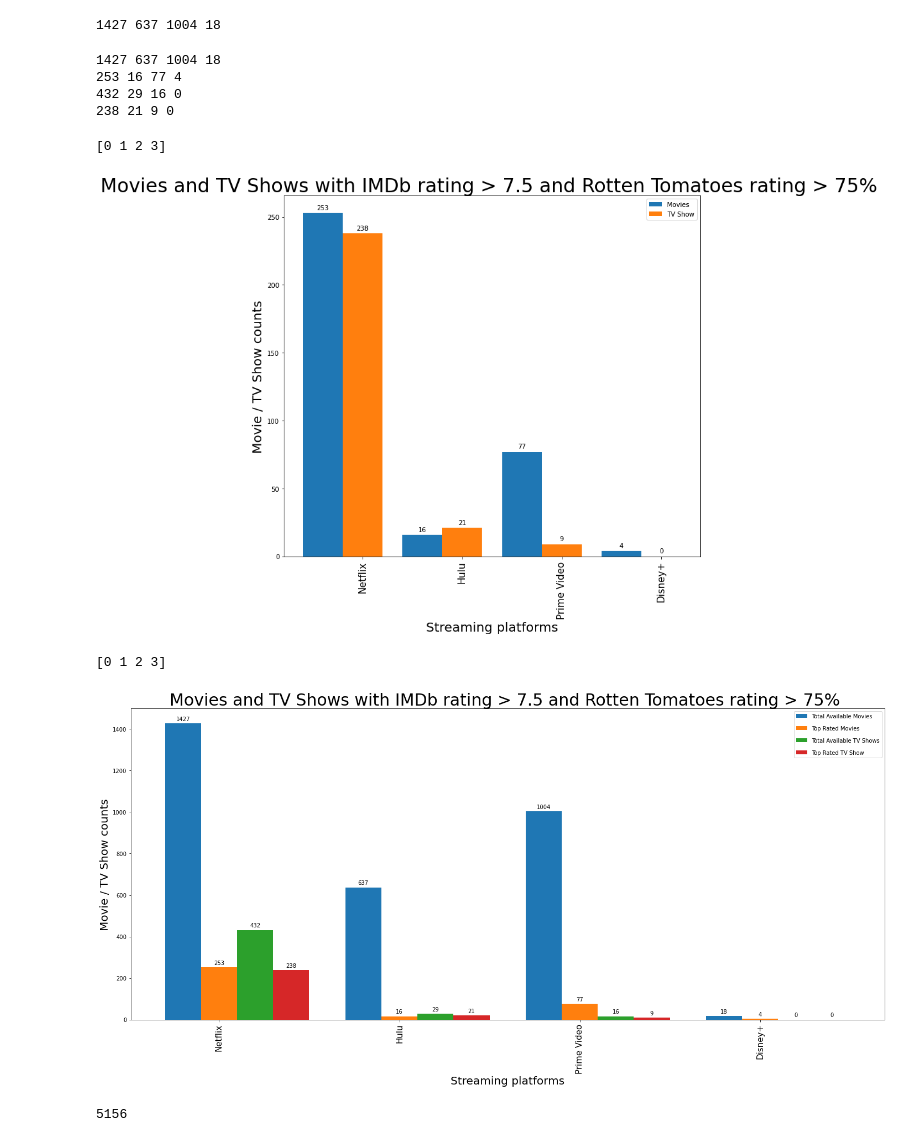
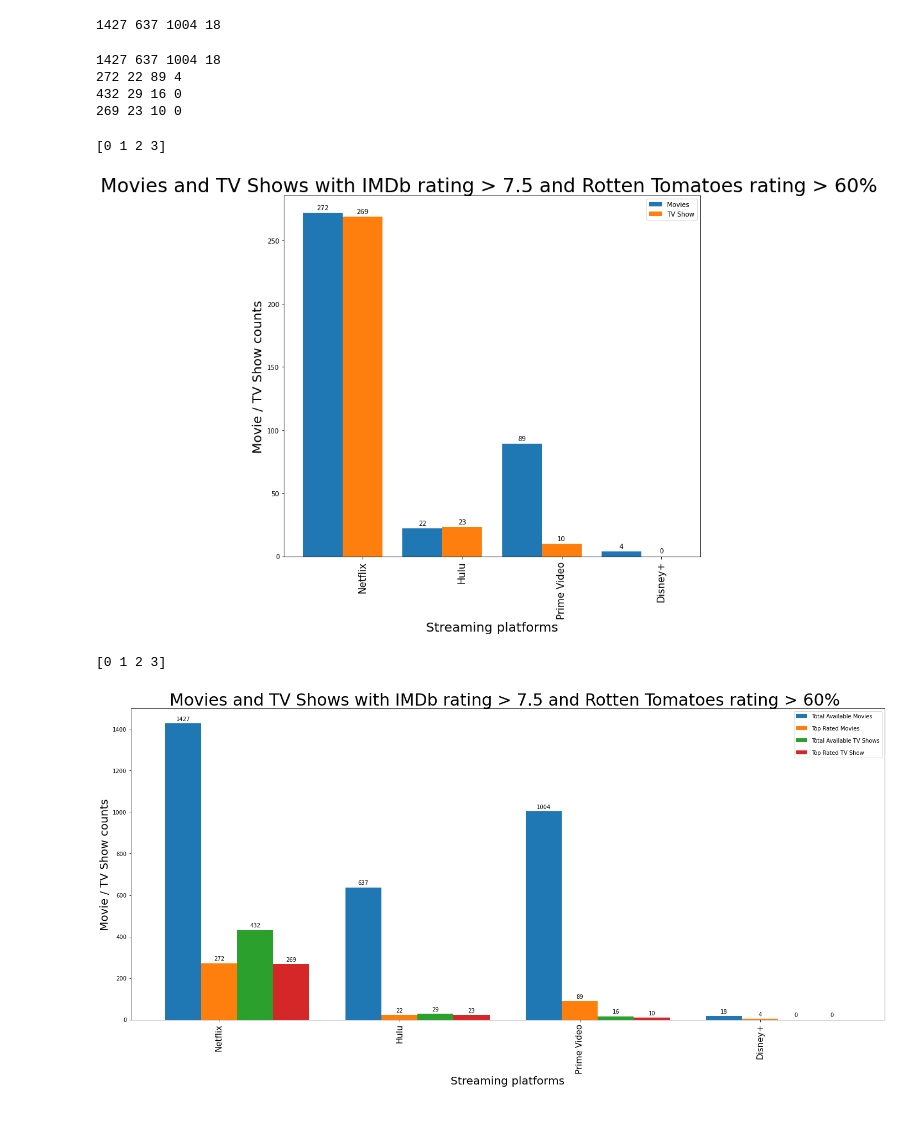
Before and after one commit to Dan-Freda/Project1-3, a Jupyter notebook: netflix.ipynb, the cells around one changed output. Drawn from its saved outputs; the diff is of its cells as text; code cells hidden in the pictures.

Commit message:
Changed the filter for top movies

```diff
--- a/netflix.ipynb
+++ b/netflix.ipynb
@@ -485,7 +486,7 @@ cleanest_db1["Disney_plus"]=clean_mo["Disney+"]
 df1 = cleanest_db1.dropna(axis=0, how='any')
 # %%
 # high rated movies in each platform
-df1 = df1.query('IMDb >= 7.5 and Rotten_Tomatoes >=  75')
+df1 = df1.query('IMDb >= 7.5 and Rotten_Tomatoes >=  60')
 a = df1.loc[(df1["Netflix"] == 1.0)].Netflix.count()
 b = df1.loc[(df1["Hulu"] == 1.0)].Hulu.count()
 c = df1.loc[(df1["Prime_Video"] == 1.0)].Prime_Video.count()
@@ -532,7 +533,7 @@ cleanest_tv_db2["Disney_plus"]=clean_tv["Disney+"]
 df2 = cleanest_tv_db2.dropna(axis=0, how='any')
 # %%
 
-df2 = df2.query('IMDb >= 7.5 and Rotten_Tomatoes >=  75')
+df2 = df2.query('IMDb >= 7.5 and Rotten_Tomatoes >=  60')
 e = df2.loc[(df2["Netflix"] == 1.0)].Netflix.count()
 f = df2.loc[(df2["Hulu"] == 1.0)].Hulu.count()
 g = df2.loc[(df2["Prime_Video"] == 1.0)].Prime_Video.count()
@@ -550,9 +551,9 @@ print(e1,f1,g1,h1)
 print(e,f,g,h)
 # %% [output]
 1427 637 1004 18
-253 16 77 4
+272 22 89 4
 432 29 16 0
-238 21 9 0
+269 23 10 0
 # %%
 labels= ["Netflix", "Hulu", "Prime Video", "Disney+"]
 movie_count_total=[a1,b1,c1,d1]
@@ -576,35 +577,35 @@ rects2 = ax.bar(x + width , tv_count, width, label='TV Show')
 
 # Add some text for labels, title and custom x-axis tick labels, etc.
 ax.set_ylabel('Movie / TV Show counts', size = 20)
 ax.set_xlabel('Streaming platforms', size = 20)
 ax.set_title('Show count by TV shows and Movies')
 ax.set_xticks(x+width)
 ax.set_xticklabels(labels, rotation = 'vertical', size = 15)
 ax.legend((rects1[0], rects2[0]), ('Movies', 'TV Shows'))
 ax.legend()
 
 
 def autolabel(rects):
     """Attach a text label above each bar in *rects*, displaying its height."""
     for rect in rects:
         height = rect.get_height()
         ax.annotate('{}'.format(height),
                     xy=(rect.get_x() + rect.get_width() / 2, height),
                     xytext=(0, 3),  # 3 points vertical offset
                     textcoords="offset points",
                     ha='center', va='bottom')
 
 
 autolabel(rects1)
 autolabel(rects2)
 
 fig.tight_layout()
-plt.title("Movies and TV Shows with IMDb rating > 7.5 and Rotten Tomatoes rating > 75% ", size = 30)
+plt.title("Movies and TV Shows with IMDb rating > 7.5 and Rotten Tomatoes rating > 60% ", size = 30)
 plt.plot(colors=colors)
 plt.show()
 # %% [output]
 [0 1 2 3]
-[figure, old version]
+[figure, new version]
 # %%
 labels= ["Netflix", "Hulu", "Prime Video", "Disney+"]
 movie_count_total=[a1,b1,c1,d1]
@@ -656,14 +657,9 @@ autolabel(rects4)
 
 fig.tight_layout()
 #ax.legend((rects1[0], rects2[0], rects3[0], rects4[0]), ('Movies', 'TV Shows'), labelspacing=1.2)
-plt.title("Movies and TV Shows with IMDb rating > 7.5 and Rotten Tomatoes rating > 75% ", size = 30)
+plt.title("Movies and TV Shows with IMDb rating > 7.5 and Rotten Tomatoes rating > 60% ", size = 30)
 plt.plot(colors=colors)
 plt.show()
 # %% [output]
 [0 1 2 3]
-[figure, old version]
+[figure, new version]
-# %%
-
- len(clean_mo)
-# %% [output]
-5156
```
Also changed, not shown: parts of 2 cells of this notebook.
